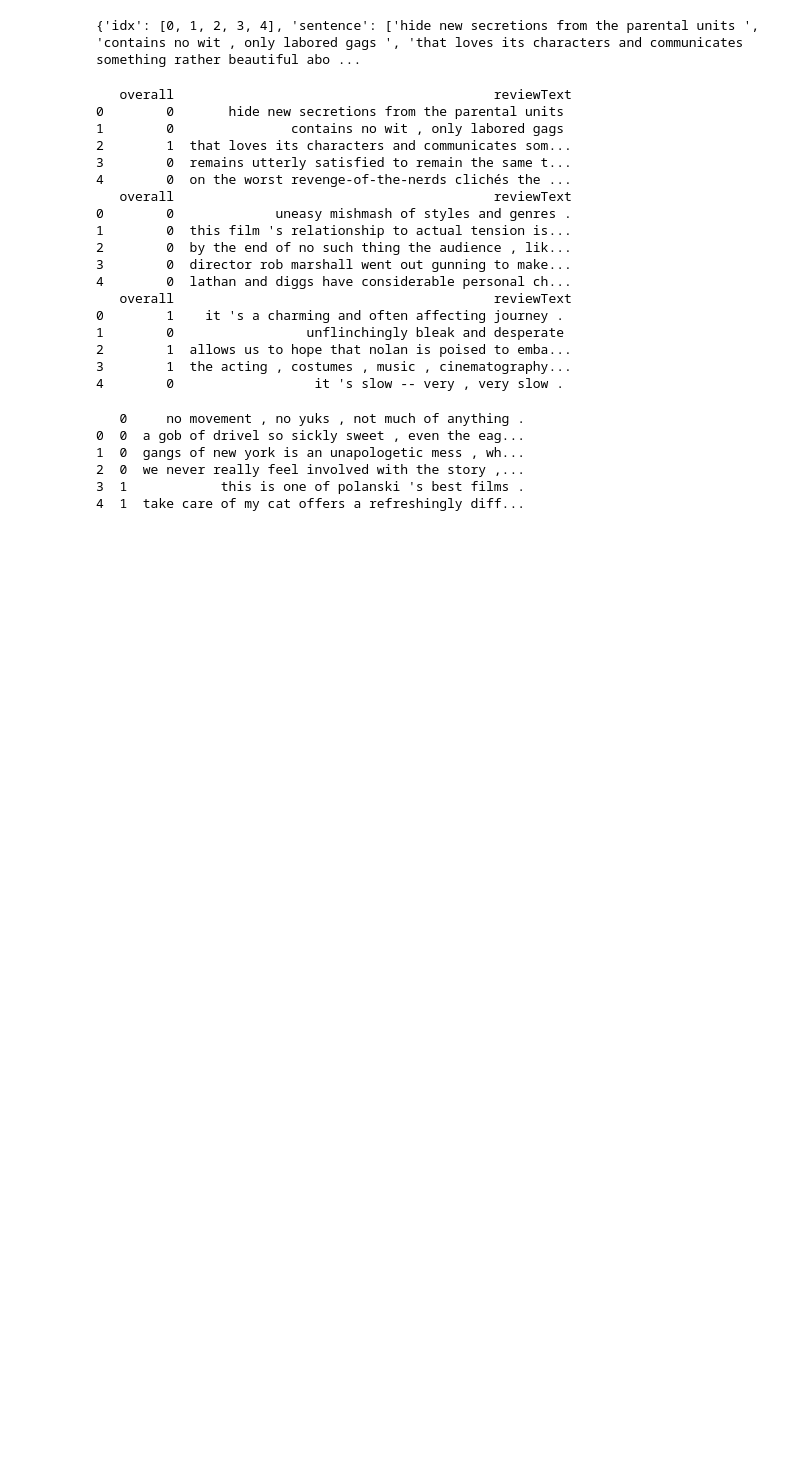
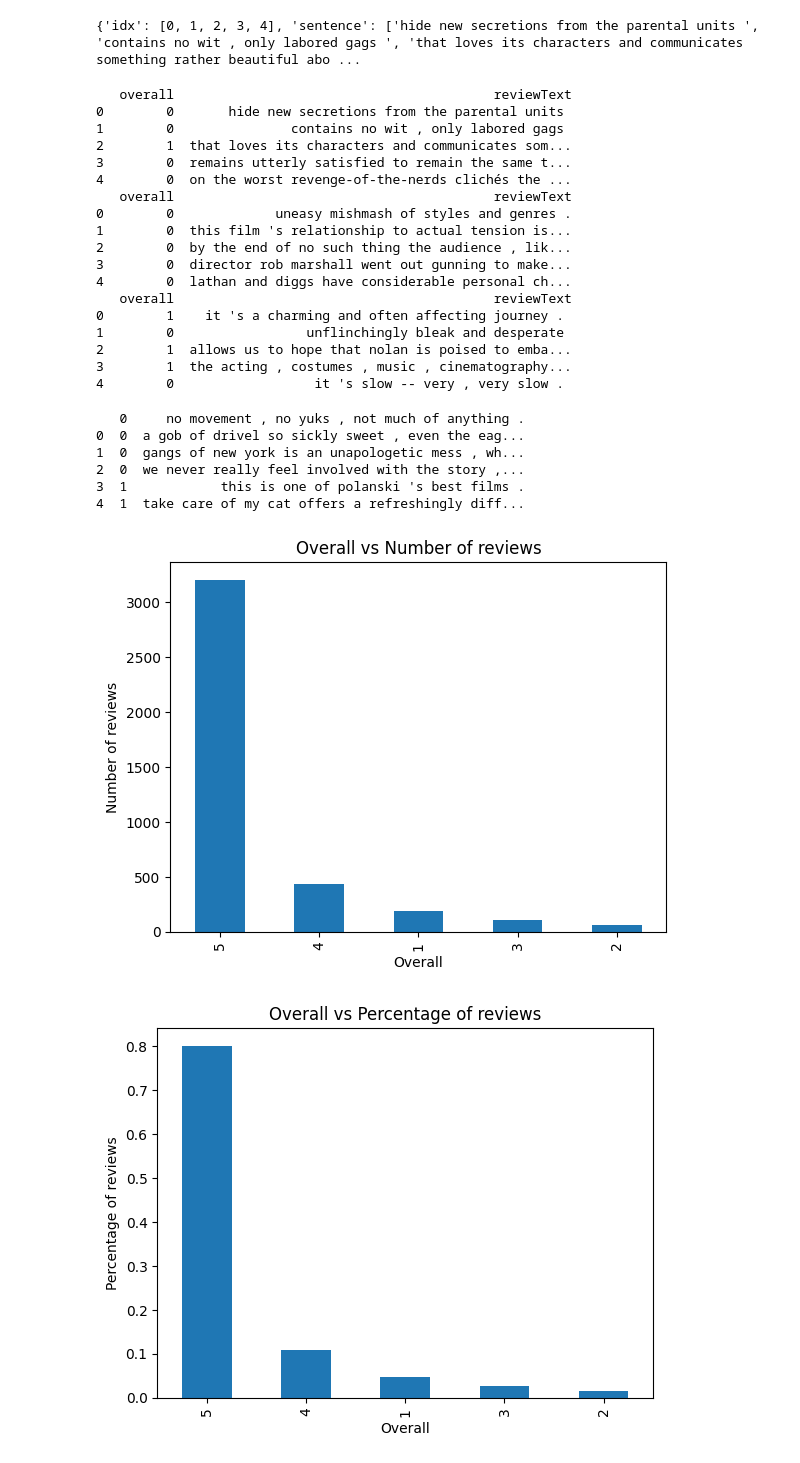
Before and after one commit to alokamgnaneswarasai/Sentiment-Analysis-using-RNN, a Jupyter notebook: dummy.ipynb, the cells around one changed output. Saved outputs shown, nothing was run; the diff lists cells and outputs as text; code cells hidden in the pictures; blank space fills up the shorter version.

```diff
--- a/dummy.ipynb
+++ b/dummy.ipynb
@@ -244,3 +244,23 @@ print(data.head(5))
 2  0  we never really feel involved with the story ,...
 3  1            this is one of polanski 's best films .
 4  1  take care of my cat offers a refreshingly diff...
+# %%
+# Load the data.csv file and i want the data distribution of the overall column in the form of a histogram. The overall clumn is discrete and ranges from 1 to 5. The histogram should have 5 bins, one for each possible value of the overall column. The x-axis should be the possible values of the overall column and the y-axis should be the number of reviews that have that overall value. The histogram should be displayed in a window.
+import pandas as pd
+import matplotlib.pyplot as plt
+data = pd.read_csv('data.csv')
+data['overall'].value_counts().plot(kind='bar')
+plt.xlabel('Overall')
+plt.ylabel('Number of reviews')
+plt.title('Overall vs Number of reviews')
+plt.show()
+
+# i want distribution in percentages also
+data['overall'].value_counts(normalize=True).plot(kind='bar')
+plt.xlabel('Overall')
+plt.ylabel('Percentage of reviews')
+plt.title('Overall vs Percentage of reviews')
+plt.show()
+# %% [output]
+[figure, added]
+[figure, added]
```
Also changed, not shown: 5 other files.
